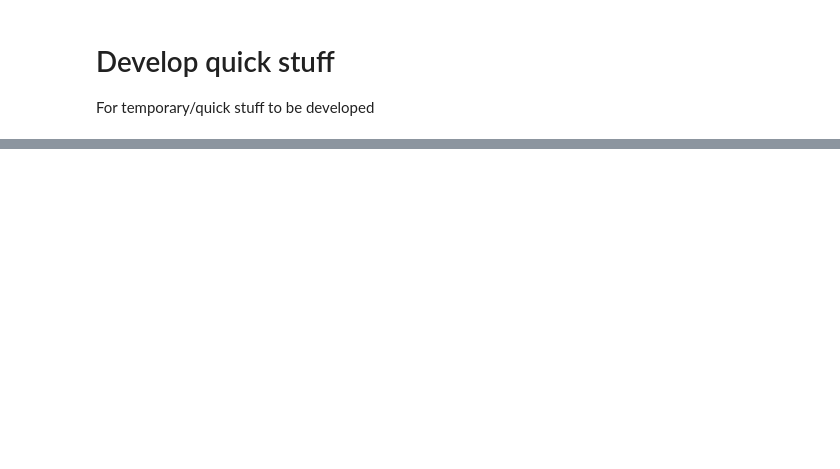
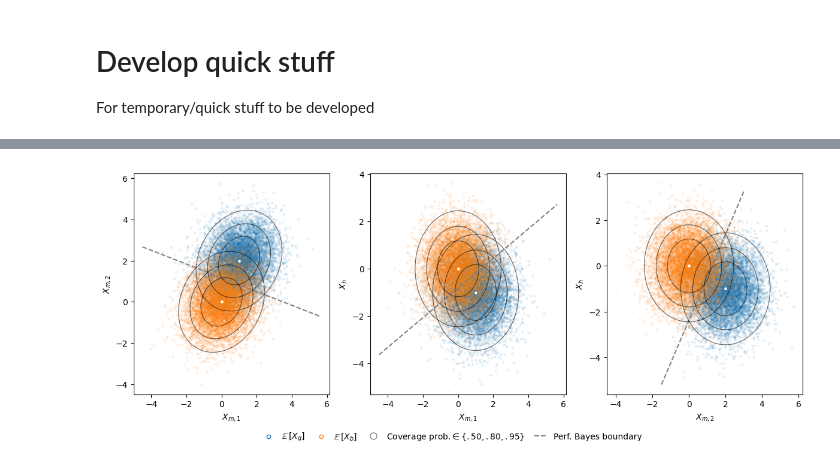
Before and after one commit to TheBISEconStatcian/BEReBASL, a Jupyter notebook: dev/tmp_develop.ipynb, the cells around one changed output, grey strips where cells are left out. Cells and saved outputs as stored; diff of their text form; code cells hidden in the pictures; blank space fills up the shorter version.

```diff
--- a/dev/tmp_develop.ipynb
+++ b/dev/tmp_develop.ipynb
@@ -160,0 +22,8 @@ plt.show()
+# %%
+from berebasl.simulation.credit_data_simulation import CreditDataGenerator
+
+grid_path = '../berebasl/data/simulations/mnar_grid_hyp_testing'
+base_sim = 'bias_0_0_corr_0_0'
+
+init_objs_path = os.path.join(grid_path, base_sim, 'initial_simulation_objects_cv_mnar.pt')
+dgp_base: CreditDataGenerator = torch.load(init_objs_path, map_location='cpu', weights_only=False)["data_generator"]
@@ -160,0 +34,77 @@ plt.show()
+# %%
+from matplotlib import pyplot as plt
+
+fig = plt.figure(figsize=(12,4.5))
+F = dgp_base.F
+aes_dict = {}
+lbl_maker = lambda f: f"$X_{{m, {f+1}}}$" if f < F-1 else "$X_{h}$"
+for (f1, f2), a_idx in zip(combinations(range(F), 2), range(1, 4)):
+    aes_dict[f"{f1:02}{f2:02}"] = fig.add_subplot(1,3, a_idx)
+    aes_dict[f"{f1:02}{f2:02}"].set_xlabel(lbl_maker(f1))
+    aes_dict[f"{f1:02}{f2:02}"].set_ylabel(lbl_maker(f2))
+
+
+
+_, handles_2d, legends_2d = dgp_base.pairwise_plot_dgp(
+    sample_size=18_000, axes=[aes_dict]
+)
+
+inv_cov = torch.cholesky_inverse(dgp_base.bad_mixture.cov_chol_decomp)
+mu_b = dgp_base.bad_mixture.mean
+mu_g = dgp_base.good_mixture.mean
+pi = dgp_base.prob_bad_given_no_shock
+
+# --- Precompute everything once ---
+w = inv_cov @ (mu_b - mu_g)
+
+w0 = -0.5 * (mu_b + mu_g) @ (inv_cov @ (mu_b - mu_g)) + log(pi / (1 - pi))
+
+if dgp_base.simulate_idiosyncratic_shocks:
+    # --- Compute noisy shift gamma ---
+    pi_s = dgp_base.prob_idiosyncratic_shock
+    pi_eps = dgp_base.prob_bad_given_shock
+    c = 0.5 + (pi_eps / (1 - pi_eps)) * (0.5 - pi_s)
+    gamma = torch.log(c / (1 - c))
+else:
+    gamma = 0
+
+b = w0 - gamma   # final intercept
+
+# --- Add decision boundary to each 2D subplot ---
+# --- Add decision boundary to each 2D subplot ---
+for (f1, f2), a_idx in zip(combinations(range(F), 2), range(1, 4)):
+    ax = aes_dict[f"{f1:02}{f2:02}"]
+
+    # pick the remaining coordinate index
+    f_all = {0,1,2}
+    f3 = list(f_all - {f1, f2})[0]
+
+    # grid for x_f1
+    x1_vals = torch.linspace(-1.5, 3, 200) if f1==1 and f2==2 else torch.linspace(*ax.get_xlim(), 200)
+
+    # FIXED VALUE FOR THE UNPLOTTED COORDINATE
+    x3_fixed = (1 - pi) * mu_g[f3] + pi * mu_b[f3]
+
+    # compute x_f2 from plane equation
+    x2_vals = -(b + w[f1] * x1_vals + w[f3] * x3_fixed) / w[f2]
+
+    line, = ax.plot(x1_vals.numpy(), x2_vals.numpy(), color="gray", linestyle="--", linewidth=1.5)
+
+
+fig.legend(
+    handles_2d + [line],
+    legends_2d + ["Perf. Bayes boundary"],
+    loc='lower center',
+    bbox_to_anchor=(0.5, -0.07),
+    ncol=len(handles_2d) + 1,
+    frameon=False,
+    fontsize=10,
+    handlelength=1.5,
+    columnspacing=1.2
+)
+
+fig.tight_layout()
+
+plt.show()
+# %% [output]
+[figure, added]
```
Also changed, not shown: parts of 13 cells of this notebook.
